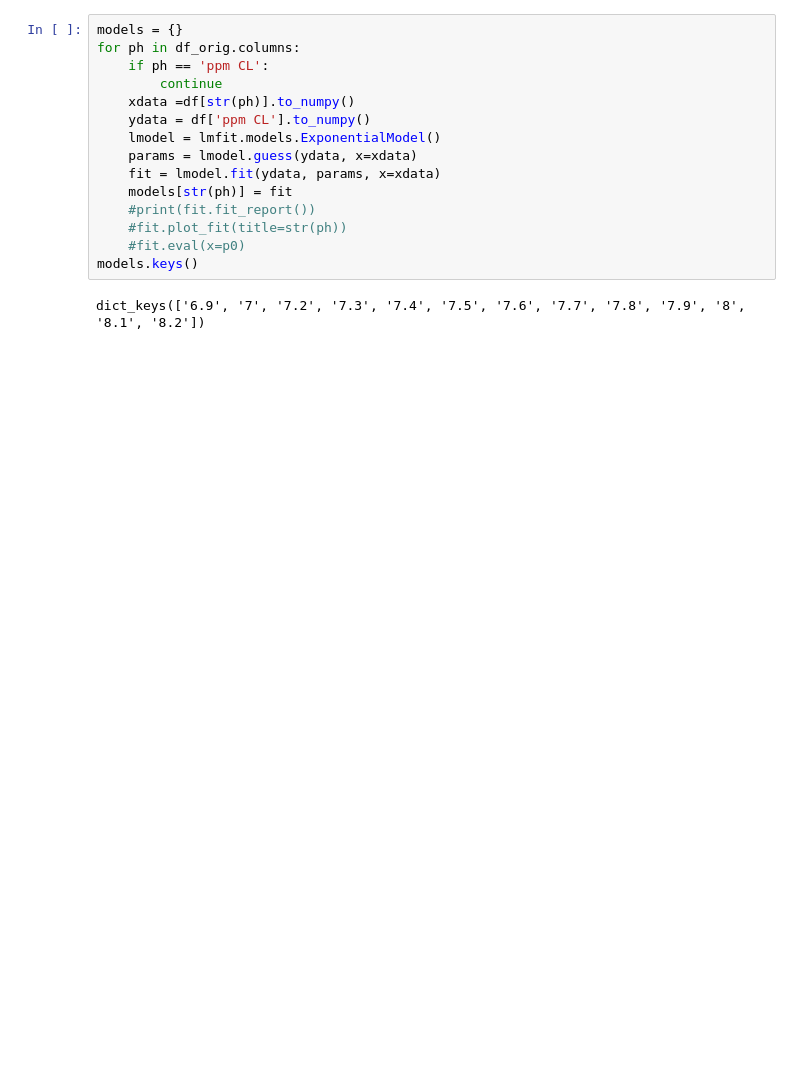
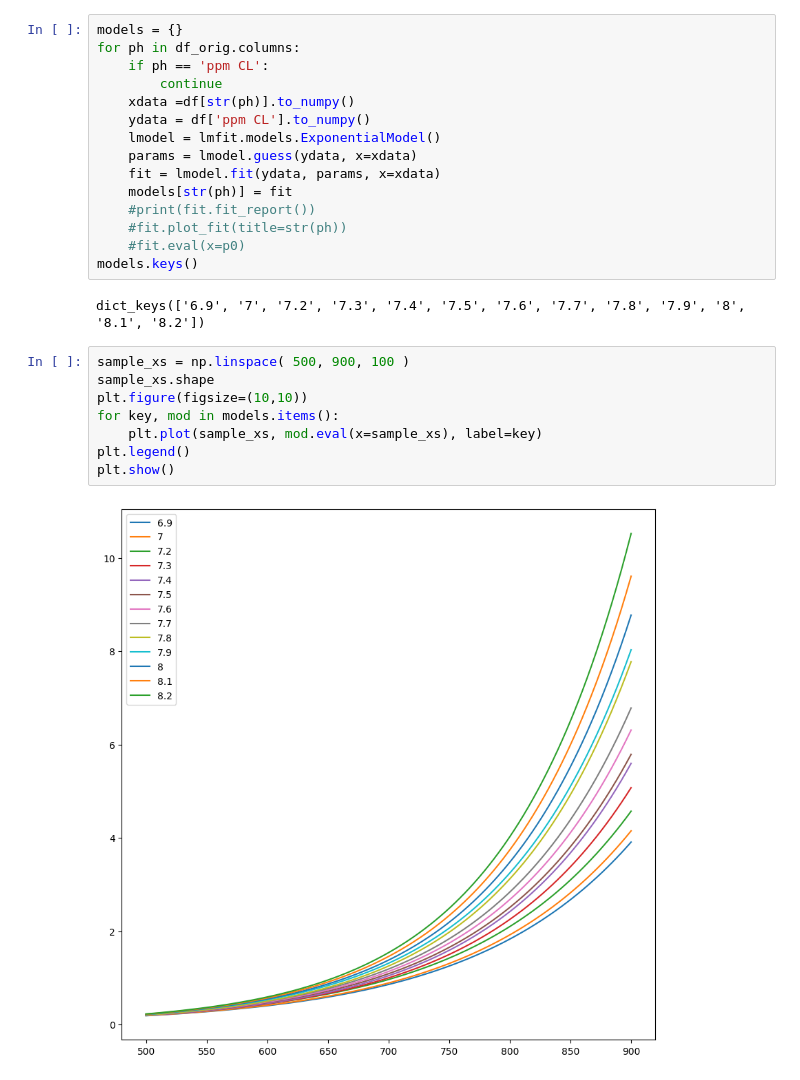
Before and after one commit to mzakharo/tubby, a Jupyter notebook: fc_model.ipynb, the cells around one changed output. Saved outputs shown, nothing was run; the diff lists cells and outputs as text; blank space fills up the shorter version.

```diff
--- a/fc_model.ipynb
+++ b/fc_model.ipynb
@@ -67,6 +66,16 @@ for ph in df_orig.columns:
 models.keys()
 # %% [output]
 dict_keys(['6.9', '7', '7.2', '7.3', '7.4', '7.5', '7.6', '7.7', '7.8', '7.9', '8', '8.1', '8.2'])
+# %%
+sample_xs = np.linspace( 500, 900, 100 )
+sample_xs.shape
+plt.figure(figsize=(10,10))
+for key, mod in models.items():
+    plt.plot(sample_xs, mod.eval(x=sample_xs), label=key)
+plt.legend()
+plt.show()
+# %% [output]
+[figure, added]
 # %%
 vs = []
 for ph, fit in models.items():
```
Also changed, not shown: parts of 16 cells of this notebook, 7 other files.
